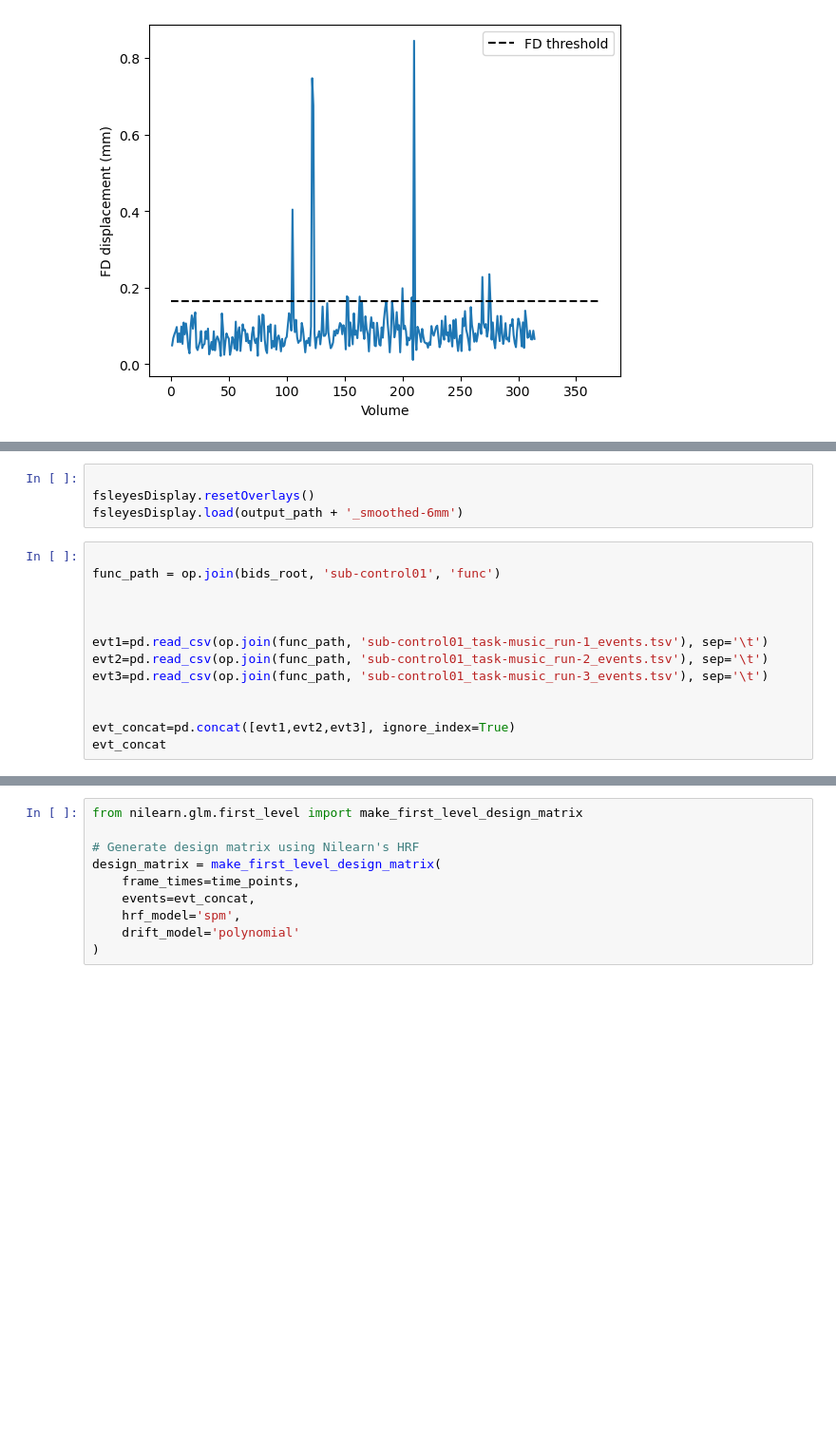
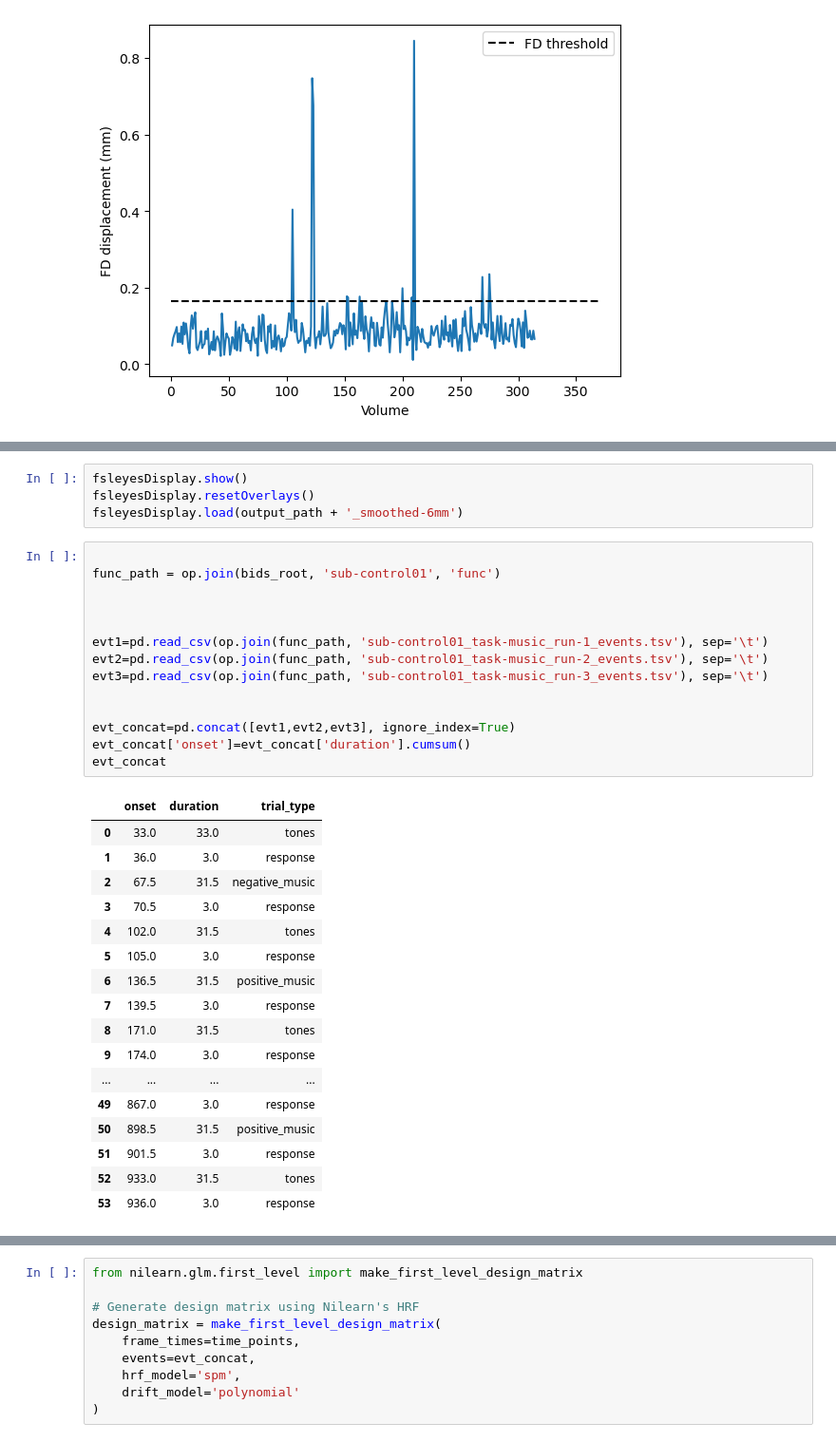
Before and after one commit to raph1258/NSSP, a Jupyter notebook: Project_MP1.ipynb, the cells around one changed output, grey strips where cells are left out. Shown at 95% size. Drawn from its saved outputs; the diff is of its cells as text; blank space fills up the shorter version.

```diff
--- a/Project_MP1.ipynb
+++ b/Project_MP1.ipynb
@@ -219,20 +212,39 @@ subprocess.run(['fslmaths',output_path, '-s', str(6/2.3548), '{}_smoothed-6mm'.f
 # %%
-
+fsleyesDisplay.show()
 fsleyesDisplay.resetOverlays()
 fsleyesDisplay.load(output_path + '_smoothed-6mm')
 # %%
 
 func_path = op.join(bids_root, 'sub-control01', 'func')
 
 
 
 evt1=pd.read_csv(op.join(func_path, 'sub-control01_task-music_run-1_events.tsv'), sep='\t')
 evt2=pd.read_csv(op.join(func_path, 'sub-control01_task-music_run-2_events.tsv'), sep='\t')
 evt3=pd.read_csv(op.join(func_path, 'sub-control01_task-music_run-3_events.tsv'), sep='\t')
 
 
 evt_concat=pd.concat([evt1,evt2,evt3], ignore_index=True)
+evt_concat['onset']=evt_concat['duration'].cumsum()
 evt_concat
+# %% [output]
+|  | onset | duration | trial_type |
+| 0 | 33.0 | 33.0 | tones |
+| 1 | 36.0 | 3.0 | response |
+| 2 | 67.5 | 31.5 | negative_music |
+| 3 | 70.5 | 3.0 | response |
+| 4 | 102.0 | 31.5 | tones |
+| 5 | 105.0 | 3.0 | response |
+| 6 | 136.5 | 31.5 | positive_music |
+| 7 | 139.5 | 3.0 | response |
+| 8 | 171.0 | 31.5 | tones |
+| 9 | 174.0 | 3.0 | response |
+| ... | ... | ... | ... |
+| 49 | 867.0 | 3.0 | response |
+| 50 | 898.5 | 31.5 | positive_music |
+| 51 | 901.5 | 3.0 | response |
+| 52 | 933.0 | 31.5 | tones |
+| 53 | 936.0 | 3.0 | response |
 # %%
 import numpy as np
 
```
Also changed, not shown: parts of 12 cells of this notebook.
